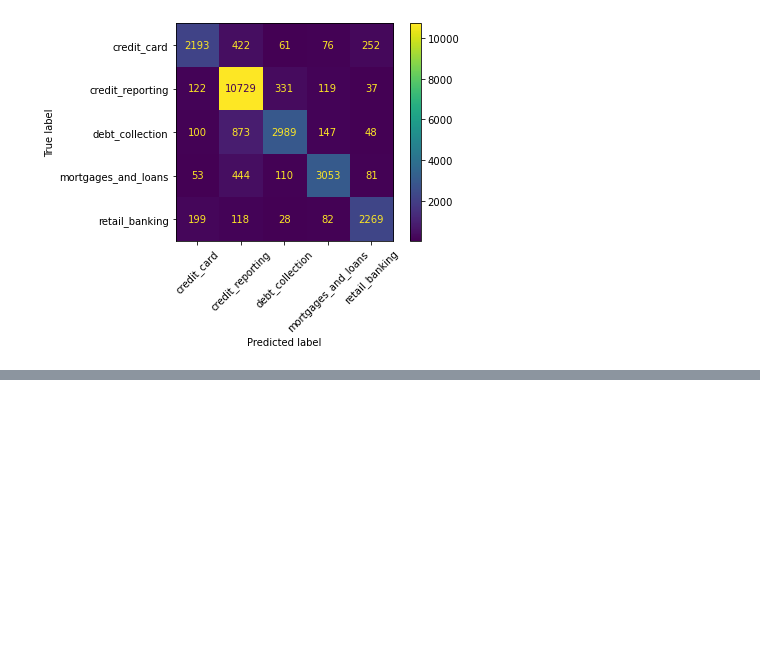
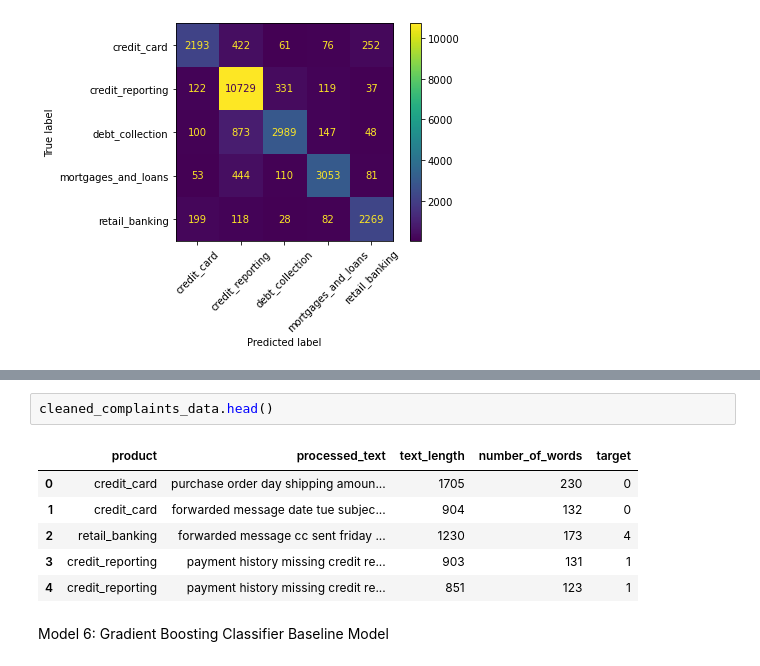
Before and after one commit to johnkul/nlp_consumer_complaints_classification, a Jupyter notebook: notebooks/tabitha.ipynb, the cells around one changed output, grey strips where cells are left out. Cells and saved outputs as stored; diff of their text form; blank space fills up the shorter version.

```diff
--- a/notebooks/tabitha.ipynb
+++ b/notebooks/tabitha.ipynb
@@ -424,0 +489,11 @@ plt.show()
+# %%
+cleaned_complaints_data.head()
+# %% [output]
+|  | product | processed_text | text_length | number_of_words | target |
+| 0 | credit_card | purchase order day shipping amoun... | 1705 | 230 | 0 |
+| 1 | credit_card | forwarded message date tue subjec... | 904 | 132 | 0 |
+| 2 | retail_banking | forwarded message cc sent friday ... | 1230 | 173 | 4 |
+| 3 | credit_reporting | payment history missing credit re... | 903 | 131 | 1 |
+| 4 | credit_reporting | payment history missing credit re... | 851 | 123 | 1 |
+# %% [markdown]
+Model 6: Gradient Boosting Classifier Baseline Model
```
Also changed, not shown: parts of 9 cells of this notebook.
